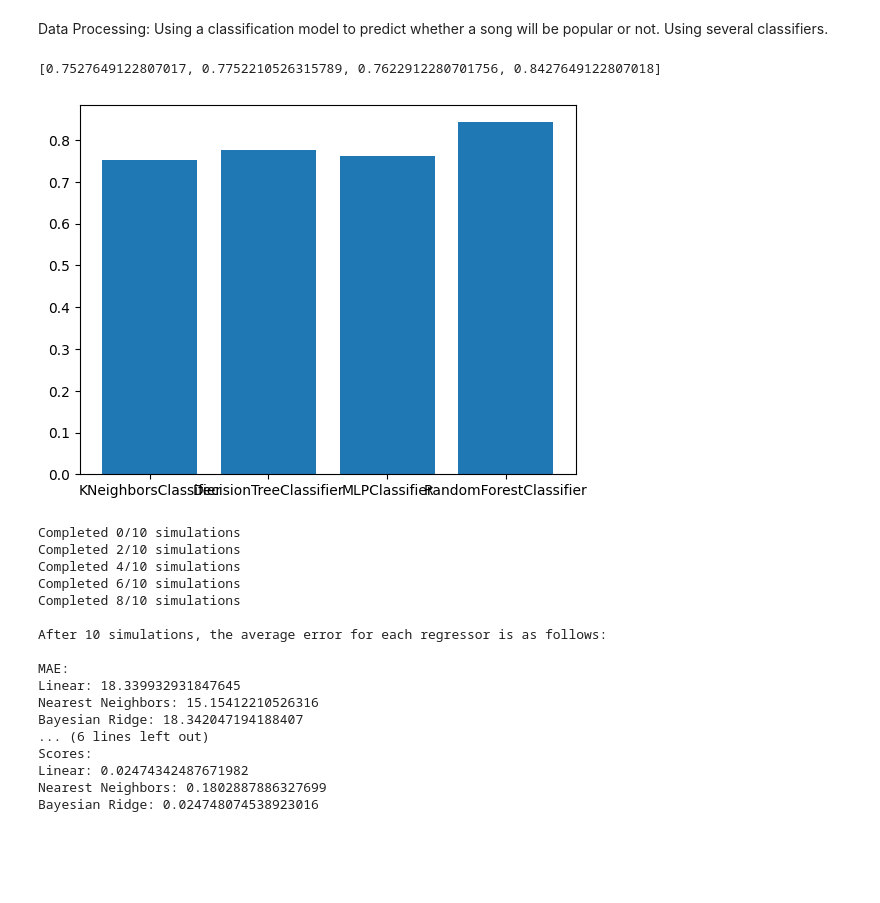
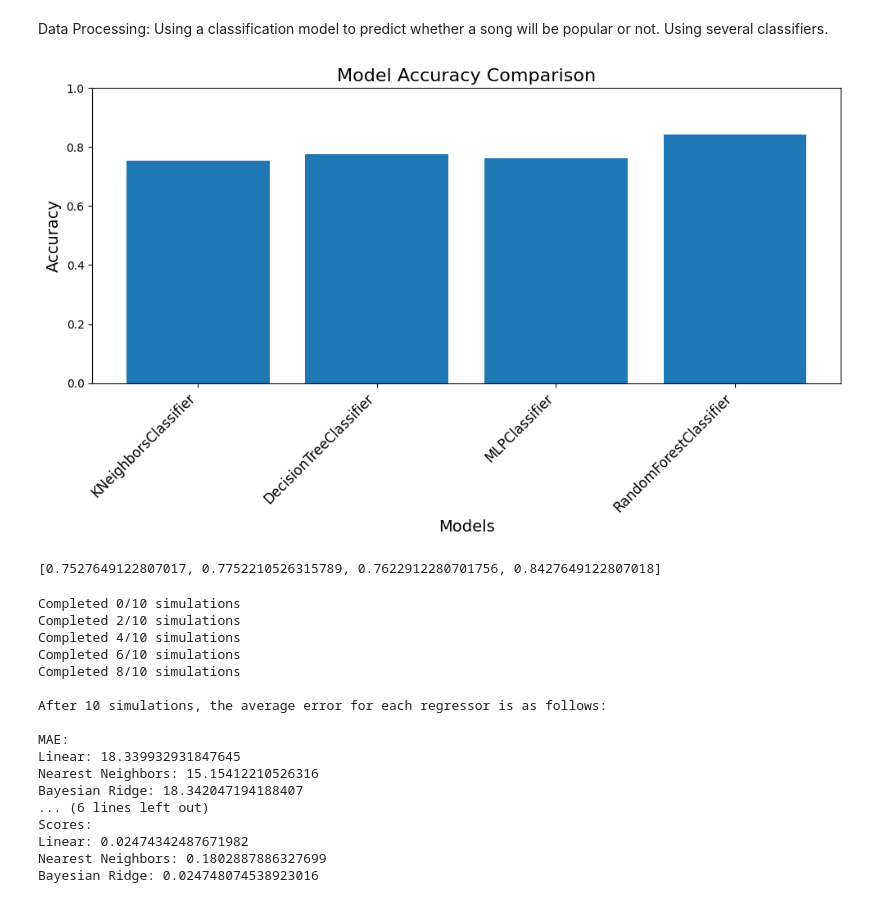
Before and after one commit to joseph-kim-cs/Spotify-Popularity-Prediction-Model, a Jupyter notebook: spotify exploration.ipynb, the cells around one changed output. Cells and saved outputs as stored; diff of their text form; code cells hidden in the pictures; blank space fills up the shorter version.

```diff
--- a/spotify exploration.ipynb
+++ b/spotify exploration.ipynb
@@ -174,14 +174,24 @@ for n in range(10):
 for i in range(len(classifiers)):
     arrays[i] = sum(arrays[i]) / 10
 # %%
-plt.bar(classifiers_names, arrays)
-# shows that the least accurate for classification is the KNearestNeighbors Classifier.
+fig, ax = plt.subplots(figsize=(10, 6))
+ax.bar(classifiers_names, arrays)
+# shows that the least accurate for classification is the RandomForestClassifier.
+
+ax.set_title('Model Accuracy Comparison', fontsize=16)
+ax.set_xlabel('Models', fontsize=14)
+ax.set_ylabel('Accuracy', fontsize=14)
+
+plt.xticks(rotation=45, ha='right', fontsize=12)
+ax.set_ylim(0, 1)
+plt.tight_layout()
+plt.show()
 
 print(arrays)
 # [0.20258245614035092, 0.21437192982456138, 0.3167614035087719, 0.10853333333333333]
 # %% [output]
+[figure, new version]
 [0.7527649122807017, 0.7752210526315789, 0.7622912280701756, 0.8427649122807018]
-[figure, old version]
 # %%
 regressor_df = numeric_df.loc[:, ['duration_ms', 'explicit', 'danceability', 'energy', 'key', 'loudness', 'mode', 'speechiness', 'acousticness', 'instrumentalness', 'liveness', 'valence', 'tempo', 'time_signature', 'track_genre']]
 
```
